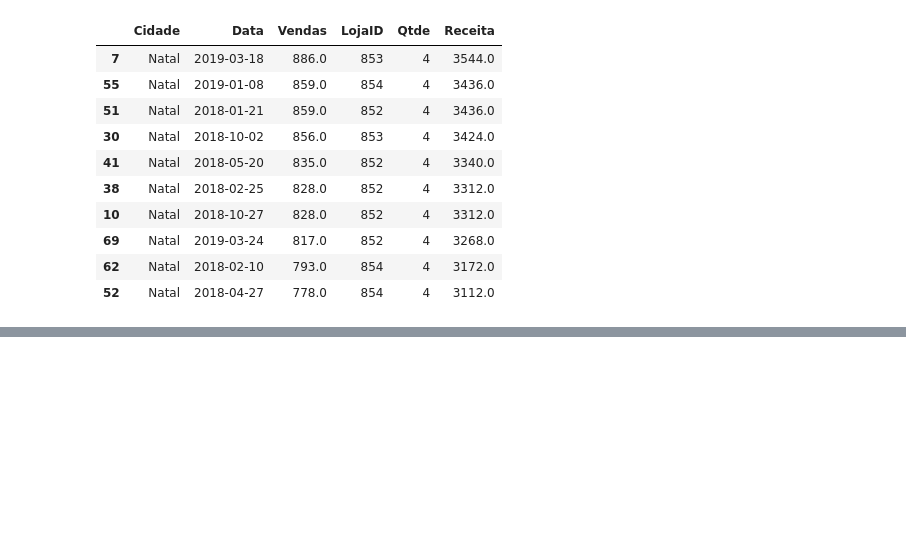
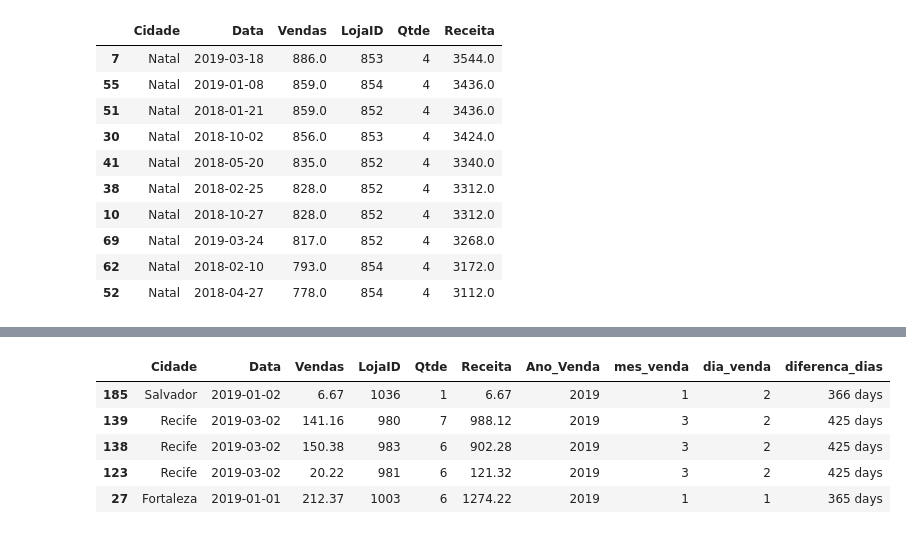
Before and after one commit to JosenildoVicente/analise-de-dados-com-python-e-pandas, a Jupyter notebook: analise_dio.ipynb, the cells around one changed output, grey strips where cells are left out. Cells and saved outputs as stored; diff of their text form; code cells hidden in the pictures; blank space fills up the shorter version.

```diff
--- a/analise_dio.ipynb
+++ b/analise_dio.ipynb
@@ -477,0 +480,2 @@ df.sort_values('Receita',ascending=False).head(10)
+# %%
+df['Data'] = df['Data'].astype('int64')
@@ -477,0 +538,9 @@ df.sort_values('Receita',ascending=False).head(10)
+# %%
+df.sample(5)
+# %% [output]
+|  | Cidade | Data | Vendas | LojaID | Qtde | Receita | Ano_Venda | mes_venda | dia_venda | diferenca_dias |
+| 185 | Salvador | 2019-01-02 | 6.67 | 1036 | 1 | 6.67 | 2019 | 1 | 2 | 366 days |
+| 139 | Recife | 2019-03-02 | 141.16 | 980 | 7 | 988.12 | 2019 | 3 | 2 | 425 days |
+| 138 | Recife | 2019-03-02 | 150.38 | 983 | 6 | 902.28 | 2019 | 3 | 2 | 425 days |
+| 123 | Recife | 2019-03-02 | 20.22 | 981 | 6 | 121.32 | 2019 | 3 | 2 | 425 days |
+| 27 | Fortaleza | 2019-01-01 | 212.37 | 1003 | 6 | 1274.22 | 2019 | 1 | 1 | 365 days |
```
Also changed, not shown: parts of 15 cells of this notebook.
